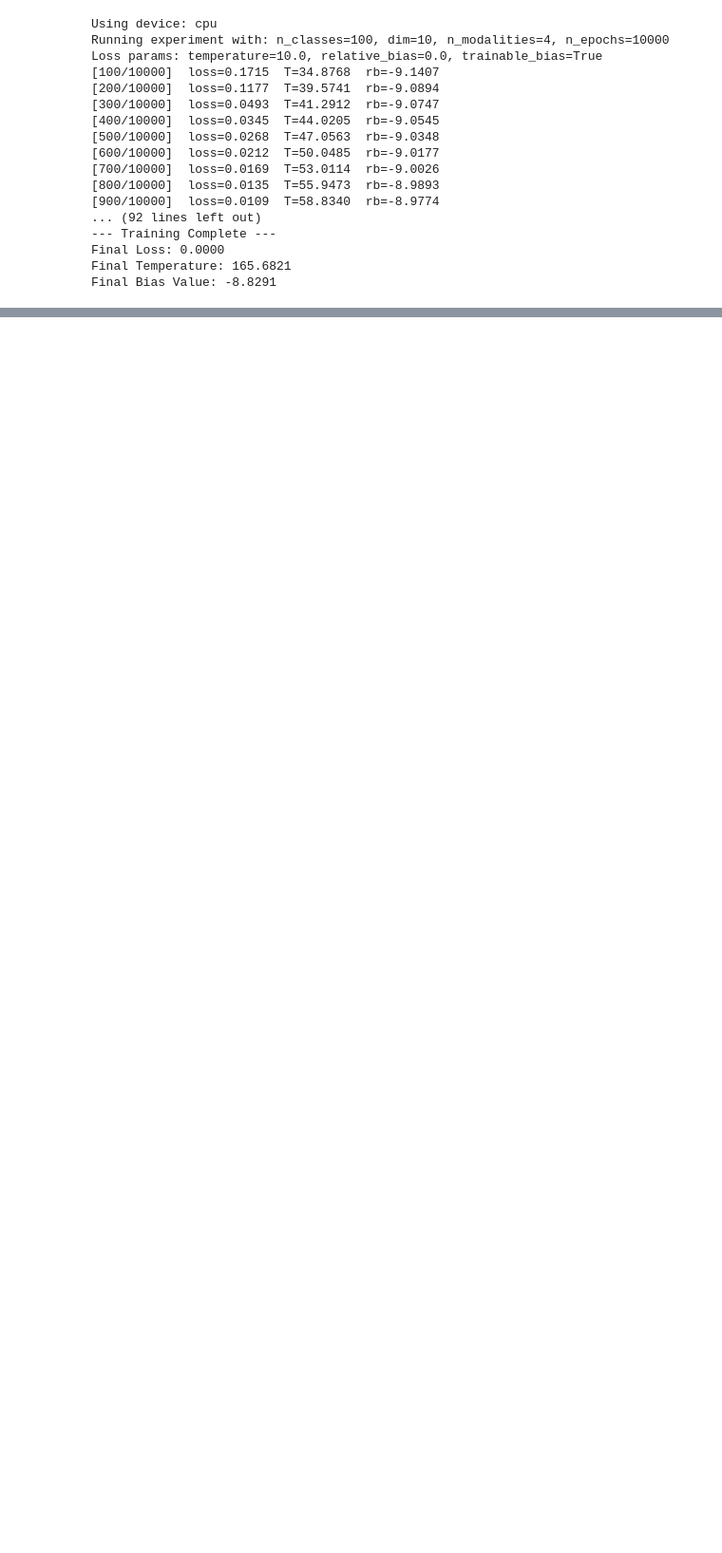
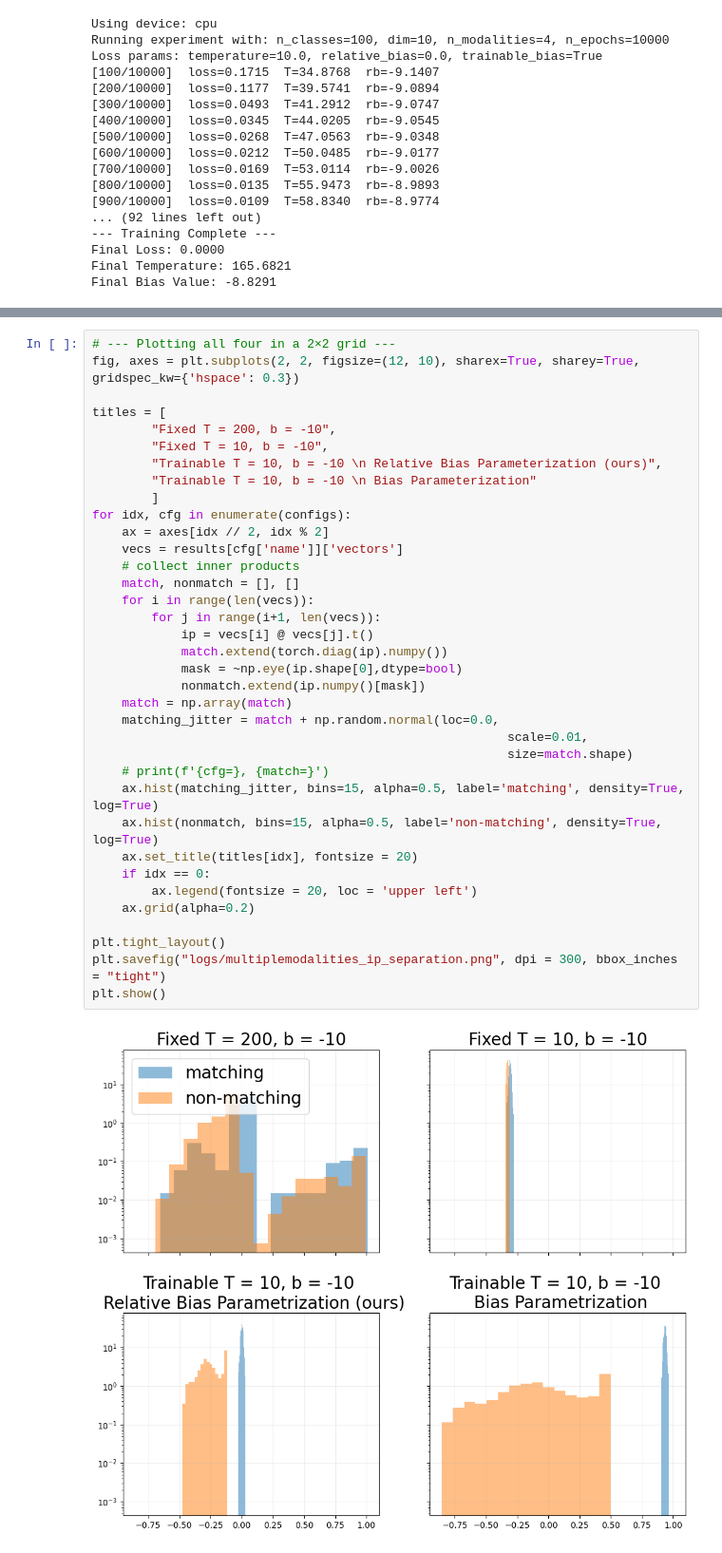
Before and after one commit to BangachevKiril/RepresentationLearningTheory, a Jupyter notebook: SigLIP/MoreModalities.ipynb, the cells around one changed output, grey strips where cells are left out. Shown at 95% size. Drawn from its saved outputs; the diff is of its cells as text; blank space fills up the shorter version.

```diff
--- a/SigLIP/MoreModalities.ipynb
+++ b/SigLIP/MoreModalities.ipynb
@@ -407,0 +521,38 @@ plt.show()
+# %%
+# --- Plotting all four in a 2×2 grid ---
+fig, axes = plt.subplots(2, 2, figsize=(12, 10), sharex=True, sharey=True, gridspec_kw={'hspace': 0.3})
+
+titles = [
+        "Fixed T = 200, b = -10",
+        "Fixed T = 10, b = -10",
+        "Trainable T = 10, b = -10 \n Relative Bias Parameterization (ours)",
+        "Trainable T = 10, b = -10 \n Bias Parameterization"
+        ]
+for idx, cfg in enumerate(configs):
+    ax = axes[idx // 2, idx % 2]
+    vecs = results[cfg['name']]['vectors']
+    # collect inner products
+    match, nonmatch = [], []
+    for i in range(len(vecs)):
+        for j in range(i+1, len(vecs)):
+            ip = vecs[i] @ vecs[j].t()
+            match.extend(torch.diag(ip).numpy())
+            mask = ~np.eye(ip.shape[0],dtype=bool)
+            nonmatch.extend(ip.numpy()[mask])
+    match = np.array(match)
+    matching_jitter = match + np.random.normal(loc=0.0,
+                                                        scale=0.01,
+                                                        size=match.shape)
+    # print(f'{cfg=}, {match=}')
+    ax.hist(matching_jitter, bins=15, alpha=0.5, label='matching', density=True, log=True)
+    ax.hist(nonmatch, bins=15, alpha=0.5, label='non-matching', density=True, log=True)
+    ax.set_title(titles[idx], fontsize = 20)
+    if idx == 0:
+        ax.legend(fontsize = 20, loc = 'upper left')
+    ax.grid(alpha=0.2)
+
+plt.tight_layout()
+plt.savefig("logs/multiplemodalities_ip_separation.png", dpi = 300, bbox_inches = "tight")
+plt.show()
+# %% [output]
+[figure, added]
```
Also changed, not shown: parts of 8 cells of this notebook, 6 other files.
